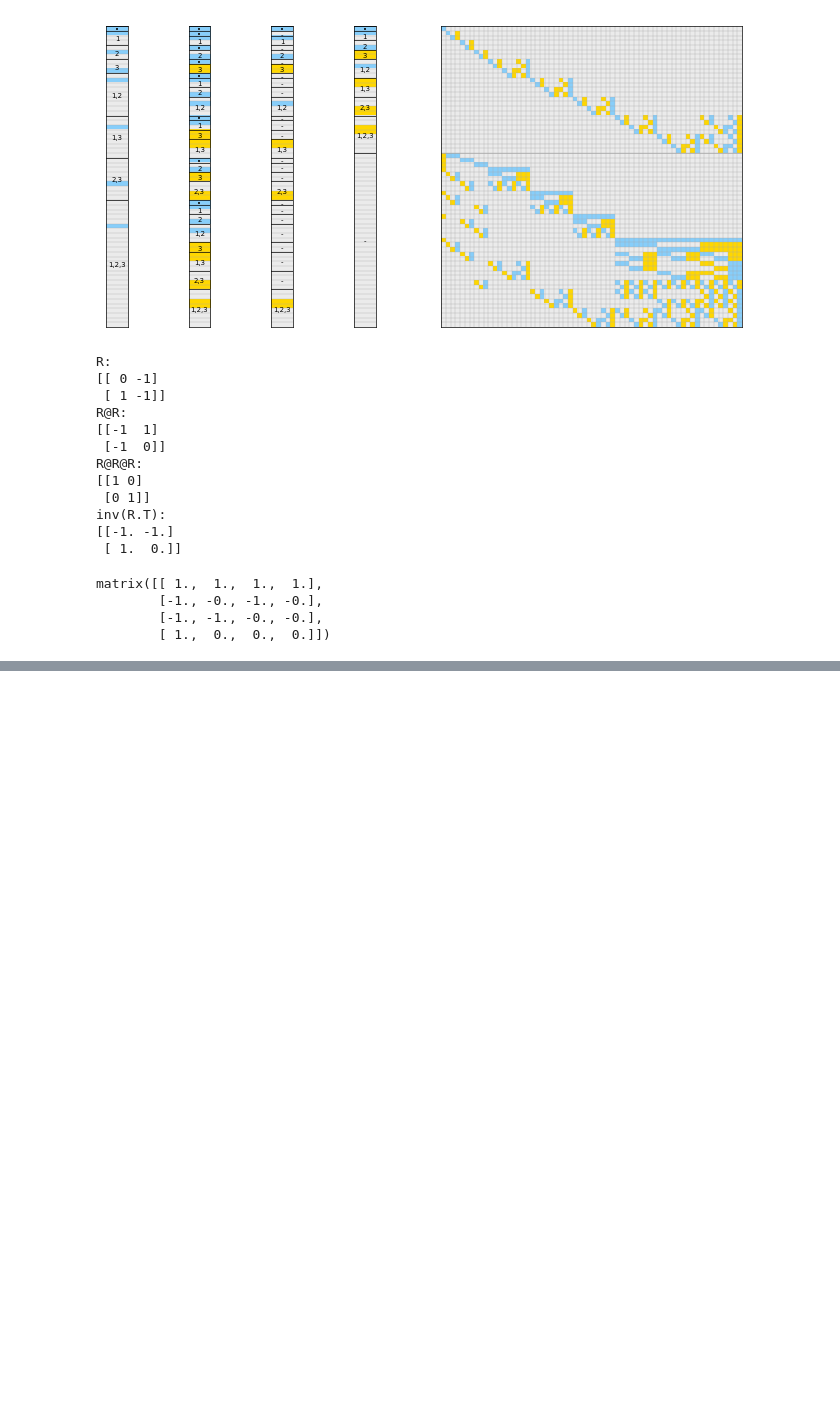
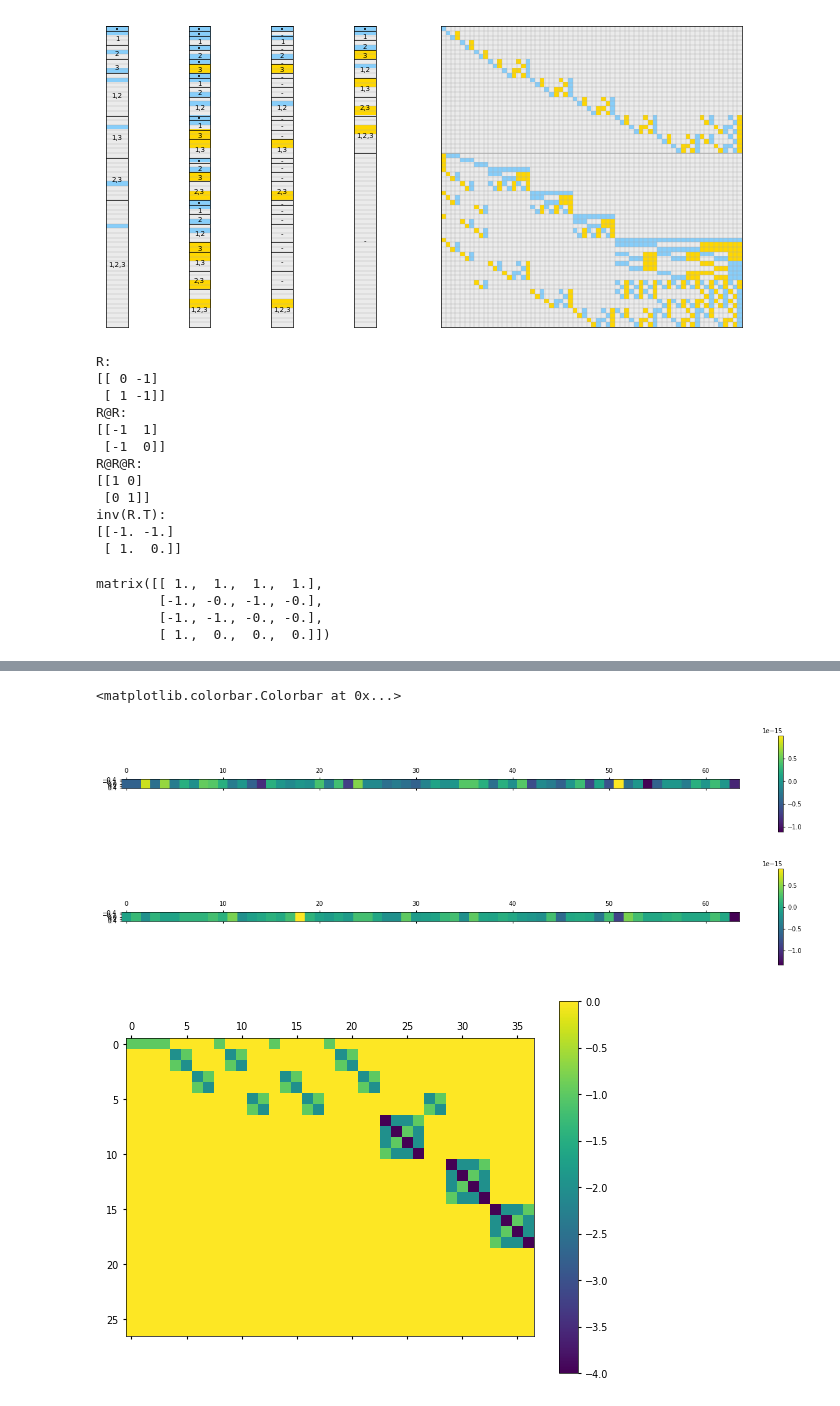
Before and after one commit to jbkinney/23_posfai, a Jupyter notebook: paper2/fig_3.ipynb, the cells around one changed output, grey strips where cells are left out. Saved outputs shown, nothing was run; the diff lists cells and outputs as text; code cells hidden in the pictures; blank space fills up the shorter version.

```diff
--- a/paper2/fig_3.ipynb
+++ b/paper2/fig_3.ipynb
@@ -278,0 +389,27 @@ matrix([[ 1.,  1.,  1.,  1.],
+# %%
+# This shows that the projection matrix zeroes out linear combinations of G_basis vectors
+G_coeffs = np.random.randn(gamma).reshape([gamma,1])
+G_vec = G_basis @ G_coeffs
+result = P @ G_vec
+plt.matshow(result.T)
+plt.colorbar()
+
+# This shows that the projection matrix does not affect linear combinations of S_basis vectors
+S_basis = T.T[:,:M-gamma]
+S_coeffs = np.random.randn(M-gamma).reshape([M-gamma,1])
+S_vec = S_basis @ S_coeffs
+result = S_vec - P @ S_vec
+plt.matshow(result.T)
+plt.colorbar()
+
+# But S_basis is *not* orthogonal to G_basis
+result = S_basis.T @ G_basis
+plt.matshow(result.todense())
+plt.colorbar()
+
+# This means that P @ theta is *not* in the embedding space. But it is gauge-fixed.
+# %% [output]
+<matplotlib.colorbar.Colorbar at 0x...>
+[figure, added]
+[figure, added]
+[figure, added]
```
Also changed, not shown: parts of 8 cells of this notebook, 48 other files.
